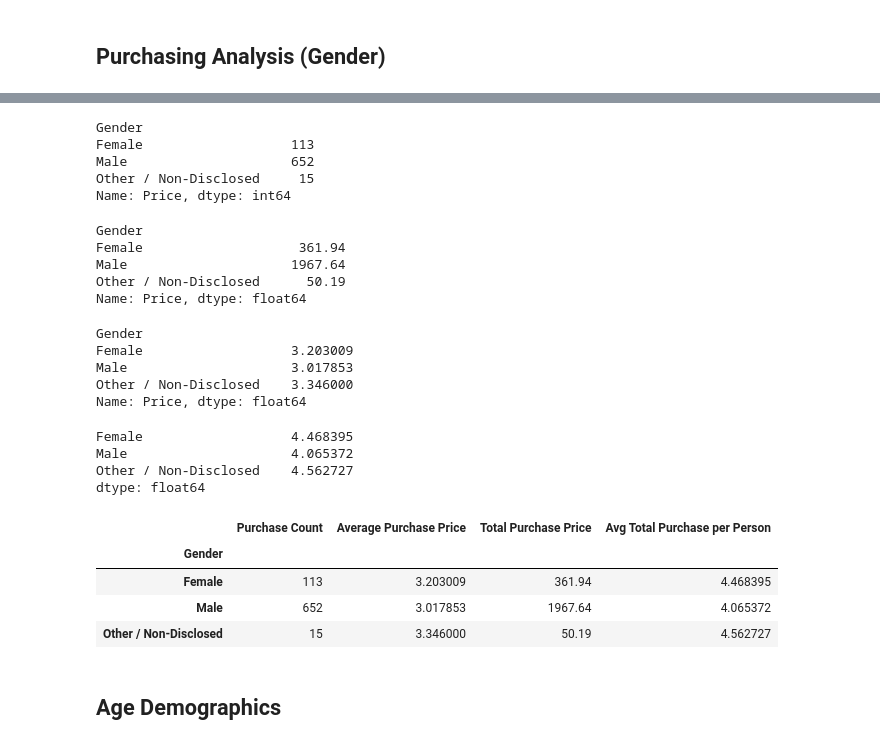
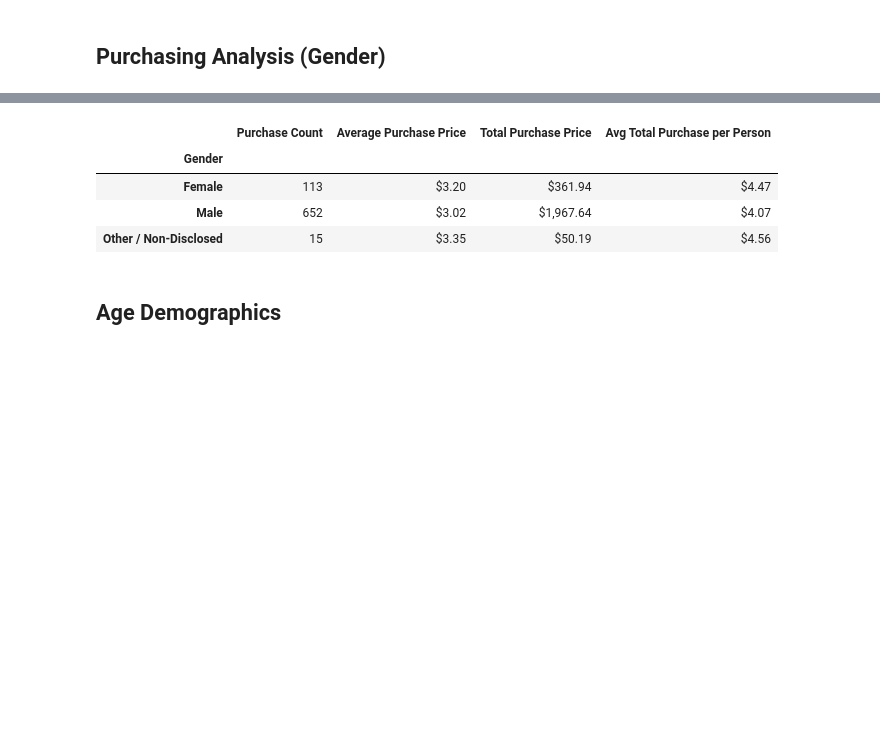
Before and after one commit to gamem001/pandas_analysis, a Jupyter notebook: HeroesOfPymoli_starter.ipynb, the cells around one changed output, grey strips where cells are left out. Cells and saved outputs as stored; diff of their text form; code cells hidden in the pictures; blank space fills up the shorter version.

```diff
--- a/HeroesOfPymoli_starter.ipynb
+++ b/HeroesOfPymoli_starter.ipynb
@@ -5,14 +5,16 @@
 # Dependencies and Setup
 import pandas as pd
 
-# pd.options.display.float_format = '${:,.2f}'.format
-
 # File to Load (Remember to Change These)
 file_to_load = "Resources/purchase_data.csv"
+
+#format to disply dollar values correctly
+pd.options.display.float_format = '${:,.2f}'.format
 
 # Read Purchasing File and store into Pandas data frame
 purchase_data_df = pd.read_csv(file_to_load)
 
+#loc to reference later
 player_demographics = purchase_data_df.loc[:, ['Gender','SN', 'Age']]
 
 purchase_data_df.head()
@@ -95,10 +64,18 @@ df
 # %% [markdown]
 ## Gender Demographics
 # %%
+#use .loc to use columns necessary for gender counts and percents
 player_demographics = purchase_data_df.loc[:, ["Gender", "SN", "Age"]]
+
+#eliminate duplicates for accurate count of total gender players
 player_demographics = player_demographics.drop_duplicates()
 gender_total_counts = player_demographics["Gender"].value_counts()
 gender_demographics_percents = 100. * gender_total_counts / len(player_demographics)
+
+#format to disply percent values correctly
+pd.options.display.float_format = '{:,.2f}%'.format
+
+#create summary df
 gender_demographics = pd.DataFrame({"Total Count": gender_total_counts, "Percentage of Players": gender_demographics_percents})
 
 gender_demographics
@@ -129,46 +90,21 @@ gender_demographics
-# %%
-purchase_count = purchase_data_df.groupby(['Gender']).count()['Price']
-purchase_count
-# %% [output]
-Gender
-Female                   113
-Male                     652
-Other / Non-Disclosed     15
-Name: Price, dtype: int64
-# %%
-total_purchase = purchase_data_df.groupby(['Gender']).sum()['Price']
-total_purchase
-# %% [output]
-Gender
-Female                    361.94
-Male                     1967.64
-Other / Non-Disclosed      50.19
-Name: Price, dtype: float64
-# %%
-average_purchase_price = total_purchase / purchase_count
-average_purchase_price
-# %% [output]
-Gender
-Female                   3.203009
-Male                     3.017853
-Other / Non-Disclosed    3.346000
-Name: Price, dtype: float64
-# %%
-avg_purchase_total = total_purchase / gender_total_counts
-avg_purchase_total
-# %% [output]
-Female                   4.468395
-Male                     4.065372
-Other / Non-Disclosed    4.562727
-dtype: float64
 # %%
+#use goupby to calculate basic math based off of gender
+purchase_count = purchase_data_df.groupby(['Gender']).count()['Price']
+total_purchase = purchase_data_df.groupby(['Gender']).sum()['Price']
+average_purchase_price = total_purchase / purchase_count
+avg_purchase_total = total_purchase / gender_total_counts
+
+#format to disply dollar values correctly
+pd.options.display.float_format = '${:,.2f}'.format
+
+#create summary df
 purchasing_analysis = pd.DataFrame({"Purchase Count": purchase_count, "Average Purchase Price": average_purchase_price, "Total Purchase Price": total_purchase, "Avg Total Purchase per Person": avg_purchase_total})
 purchasing_analysis
 # %% [output]
 |  | Purchase Count | Average Purchase Price | Total Purchase Price | Avg Total Purchase per Person |
 | Gender |  |  |  |  |
-| Female | 113 | 3.203009 | 361.94 | 4.468395 |
-| Male | 652 | 3.017853 | 1967.64 | 4.065372 |
-| Other / Non-Disclosed | 15 | 3.346000 | 50.19 | 4.562727 |
+| Female | 113 | $3.20 | $361.94 | $4.47 |
+| Male | 652 | $3.02 | $1,967.64 | $4.07 |
+| Other / Non-Disclosed | 15 | $3.35 | $50.19 | $4.56 |
 # %% [markdown]
 ## Age Demographics
```
Also changed, not shown: parts of 38 cells of this notebook, 3 other files.
